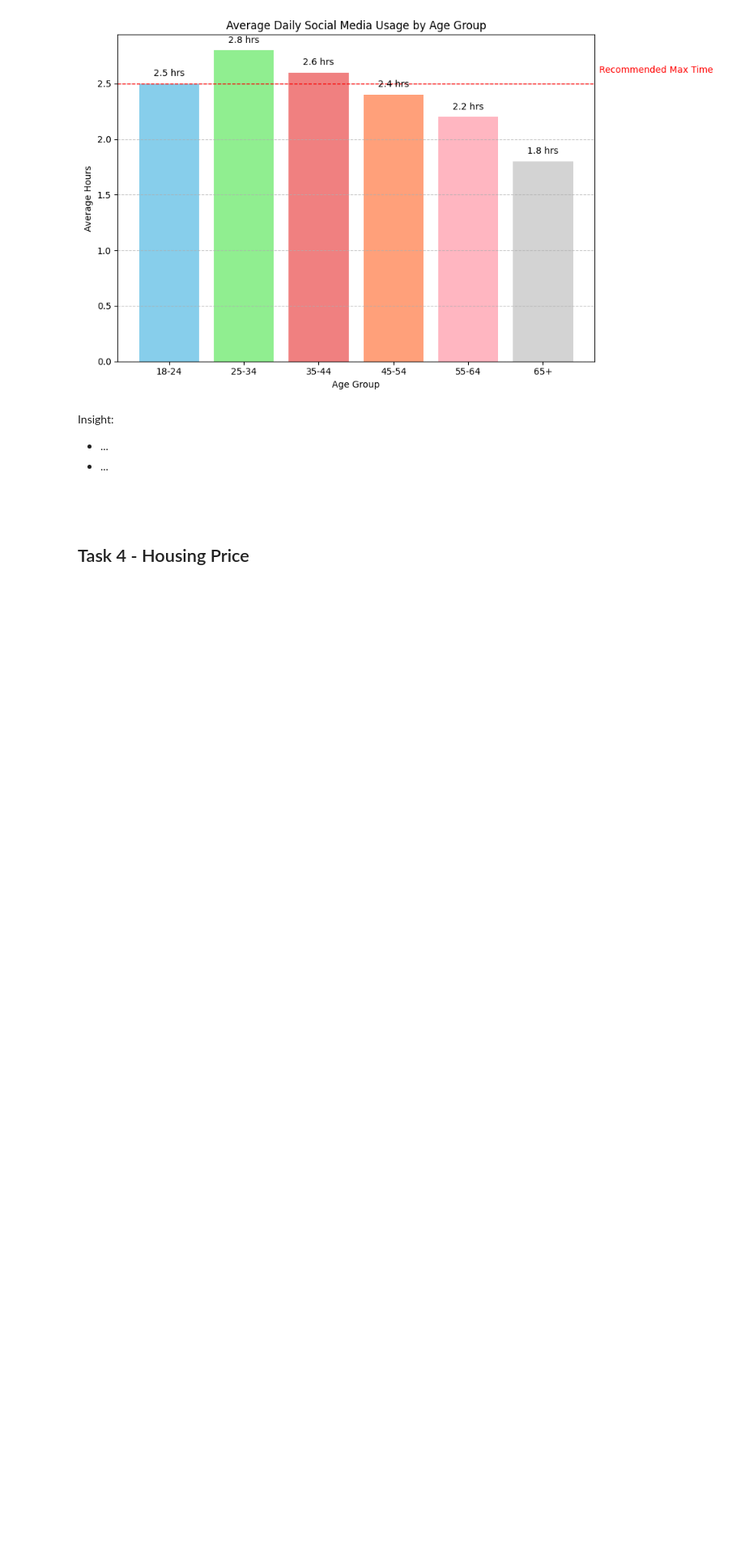
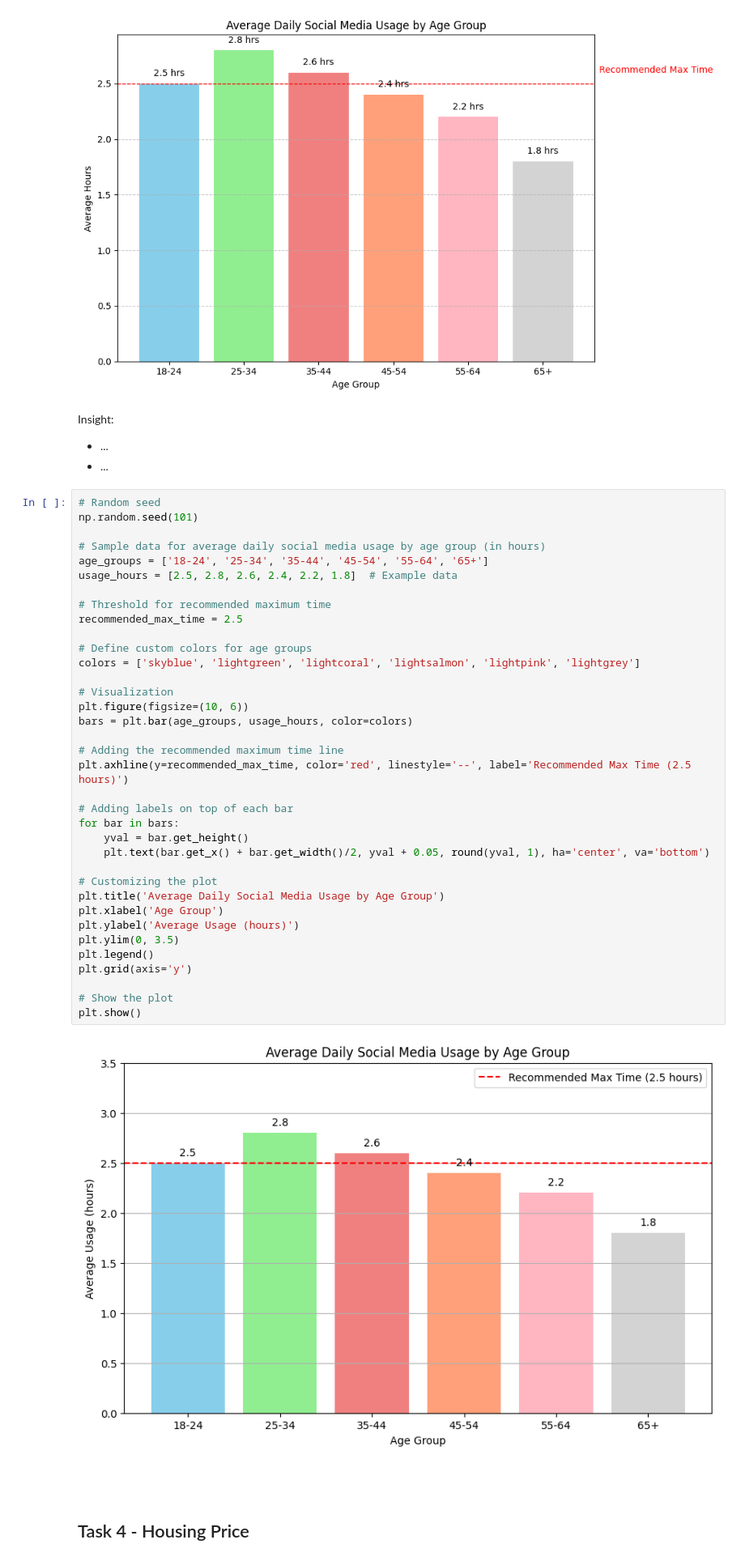
Before and after one commit to Quinntes/bootcamp, a Jupyter notebook: practice_session/2_data_analysis/4_python_for_data_visualization/day_20_quiz.ipynb, the cells around one changed output. Shown at 81% size. Saved outputs shown, nothing was run; the diff lists cells and outputs as text; blank space fills up the shorter version.

```diff
--- a/practice_session/2_data_analysis/4_python_for_data_visualization/day_20_quiz.ipynb
+++ b/practice_session/2_data_analysis/4_python_for_data_visualization/day_20_quiz.ipynb
@@ -132,6 +244,44 @@ colors = ['skyblue', 'lightgreen', 'lightcoral', 'lightsalmon', 'lightpink', 'li
 Insight:
 - ...
 - ...
+# %%
+# Random seed
+np.random.seed(101)
+
+# Sample data for average daily social media usage by age group (in hours)
+age_groups = ['18-24', '25-34', '35-44', '45-54', '55-64', '65+']
+usage_hours = [2.5, 2.8, 2.6, 2.4, 2.2, 1.8]  # Example data
+
+# Threshold for recommended maximum time
+recommended_max_time = 2.5
+
+# Define custom colors for age groups
+colors = ['skyblue', 'lightgreen', 'lightcoral', 'lightsalmon', 'lightpink', 'lightgrey']
+
+# Visualization
+plt.figure(figsize=(10, 6))
+bars = plt.bar(age_groups, usage_hours, color=colors)
+
+# Adding the recommended maximum time line
+plt.axhline(y=recommended_max_time, color='red', linestyle='--', label='Recommended Max Time (2.5 hours)')
+
+# Adding labels on top of each bar
+for bar in bars:
+    yval = bar.get_height()
+    plt.text(bar.get_x() + bar.get_width()/2, yval + 0.05, round(yval, 1), ha='center', va='bottom')
+
+# Customizing the plot
+plt.title('Average Daily Social Media Usage by Age Group')
+plt.xlabel('Age Group')
+plt.ylabel('Average Usage (hours)')
+plt.ylim(0, 3.5)
+plt.legend()
+plt.grid(axis='y')
+
+# Show the plot
+plt.show()
+# %% [output]
+[figure, added]
 # %% [markdown]
 <br>
 # %% [markdown]
```
Also changed, not shown: parts of 3 cells of this notebook.
